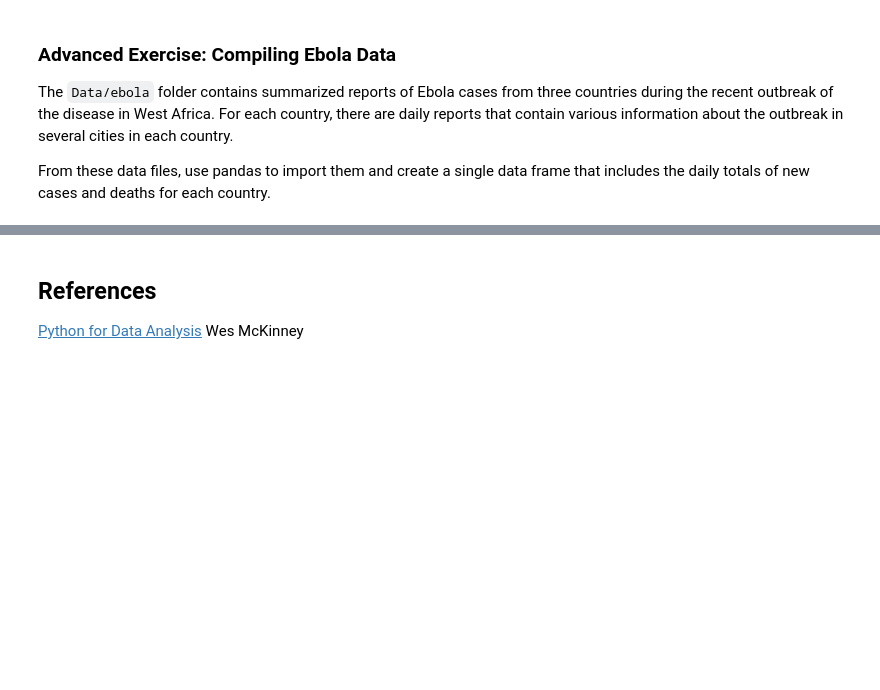
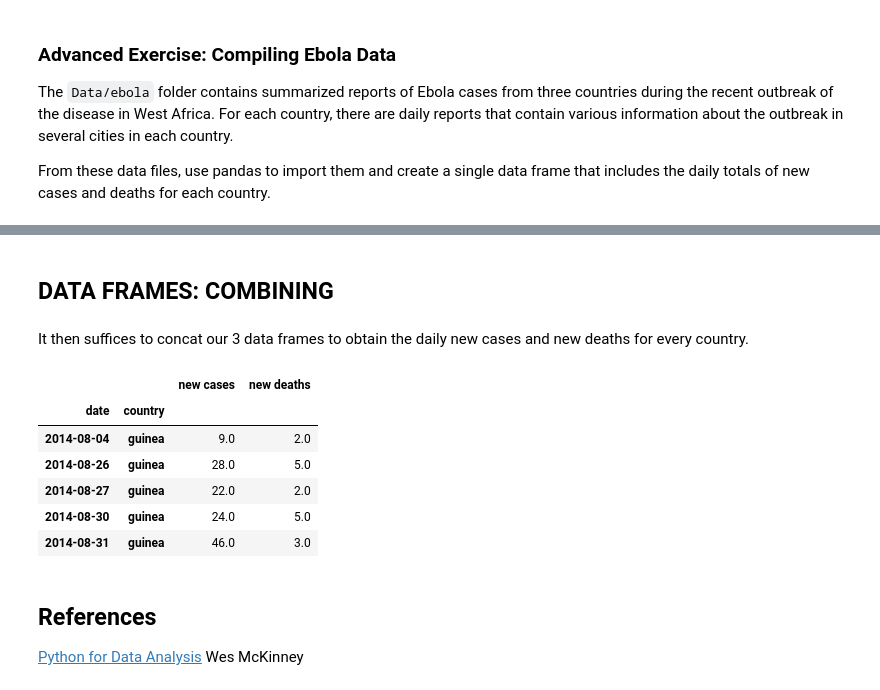
Before and after one commit to agpmilli/adaepfl, a Jupyter notebook: 02 - Intro to Pandas/Intro to Pandas.ipynb, the cells around one changed output, grey strips where cells are left out. Drawn from its saved outputs; the diff is of its cells as text; code cells hidden in the pictures; blank space fills up the shorter version.

```diff
--- a/02 - Intro to Pandas/Intro to Pandas.ipynb
+++ b/02 - Intro to Pandas/Intro to Pandas.ipynb
@@ -2203,3 +2291,18 @@ allFiles
+# %% [markdown]
+## DATA FRAMES: COMBINING
+# %% [markdown]
+It then suffices to concat our 3 data frames to obtain the daily new cases and new deaths for every country.
+# %%
+all_data = pd.concat([guinea, liberia, sl], ignore_index=True).set_index(['date','country'])
+all_data.head()
+# %% [output]
+|  |  | new cases | new deaths |
+| date | country |  |  |
+| 2014-08-04 | guinea | 9.0 | 2.0 |
+| 2014-08-26 | guinea | 28.0 | 5.0 |
+| 2014-08-27 | guinea | 22.0 | 2.0 |
+| 2014-08-30 | guinea | 24.0 | 5.0 |
+| 2014-08-31 | guinea | 46.0 | 3.0 |
 # %% [markdown]
 ## References
 
```
Also changed, not shown: parts of 15 cells of this notebook, 3 other files.
